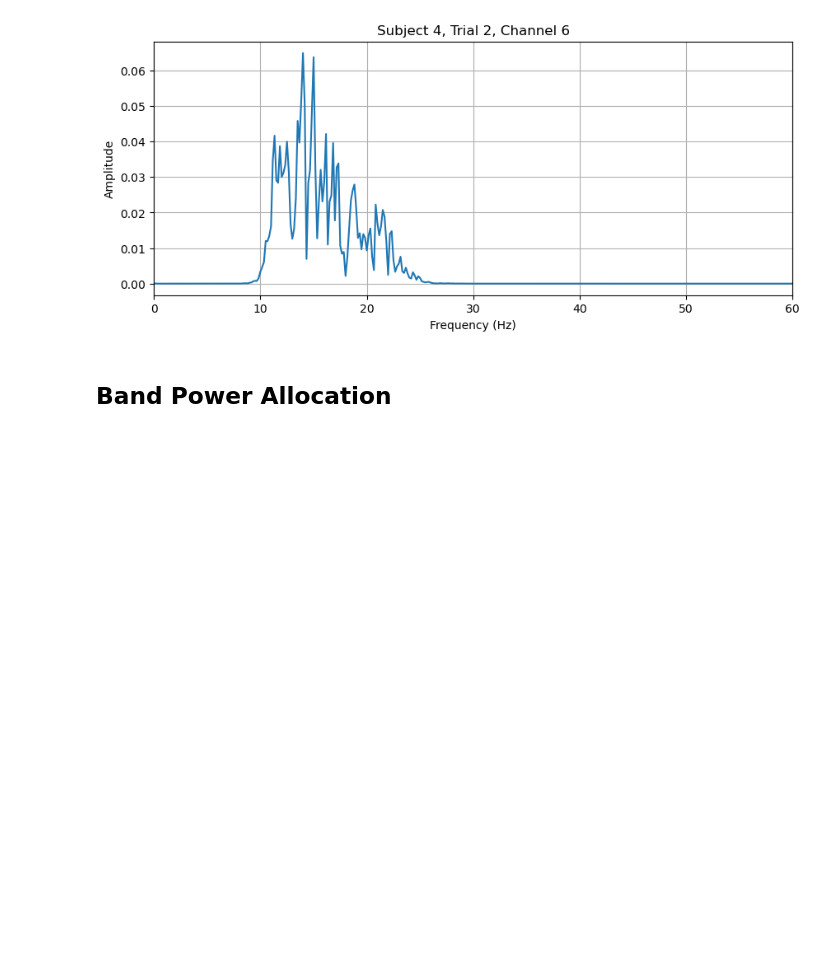
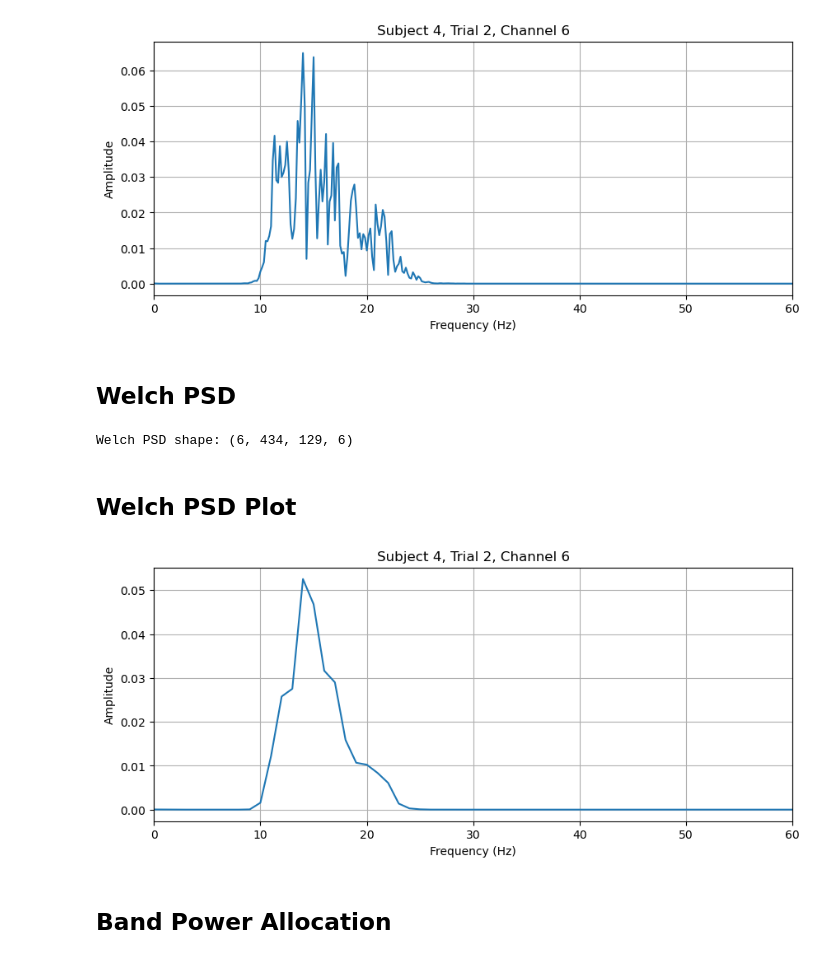
Before and after one commit to BalducciFrancesco/22053-Motor-Imagery-Miniproject, a Jupyter notebook: preprocessing.ipynb, the cells around one changed output. Drawn from its saved outputs; the diff is of its cells as text; code cells hidden in the pictures; blank space fills up the shorter version.

Commit message:
Welch PSD

```diff
--- a/preprocessing.ipynb
+++ b/preprocessing.ipynb
@@ -245,6 +249,69 @@ plt.grid()
 plt.show()
 # %% [output]
 [figure]
+# %% [markdown]
+## Welch PSD
+# %%
+from scipy.signal import welch
+
+nperseg = 256
+noverlap = 128
+
+# n_components from PCA
+n_components = X_pca.shape[-1]
+
+# Compute frequencies once using a dummy signal
+dummy = X_pca[0,0,:,0]
+freqs, _ = welch(dummy, fs=fs, window='hann', nperseg=256, noverlap=128)
+
+n_freqs = len(freqs)
+
+# Allocate
+welch_amp = np.zeros((n_subjects, n_trials, n_freqs, n_components))
+
+for s in range(n_subjects):
+    for t in range(n_trials):
+        for ch in range(n_components):
+
+            # Extract signal
+            x = X_pca[s, t, :, ch]
+
+            # Remove DC
+            x = x - np.mean(x)
+
+            # Welch PSD
+            freqs, psd = welch(
+                x,
+                fs=fs,
+                window='hann',
+                nperseg=nperseg,
+                noverlap=noverlap
+            )
+
+             # Store PSD
+            welch_amp[s, t, :, ch] = psd
+
+print("Welch PSD shape:", welch_amp.shape)
+# %% [output]
+Welch PSD shape: (6, 434, 129, 6)
+# %% [markdown]
+## Welch PSD Plot
+# %%
+subject = 3
+trial = 1
+channel = 5
+
+
+plt.figure(figsize=(10, 4))
+plt.plot(freqs, welch_amp[subject, trial, :, channel])
+plt.xlim(0, 60)
+plt.xlabel("Frequency (Hz)")
+plt.ylabel("Amplitude")
+plt.title(f"Subject {subject+1}, Trial {trial+1}, Channel {channel+1}")
+plt.grid()
+plt.show()
+# %% [output]
+[figure, added]
 # %% [markdown]
 ## Band Power Allocation
 # %%
```
Also changed, not shown: parts of 2 cells of this notebook.
